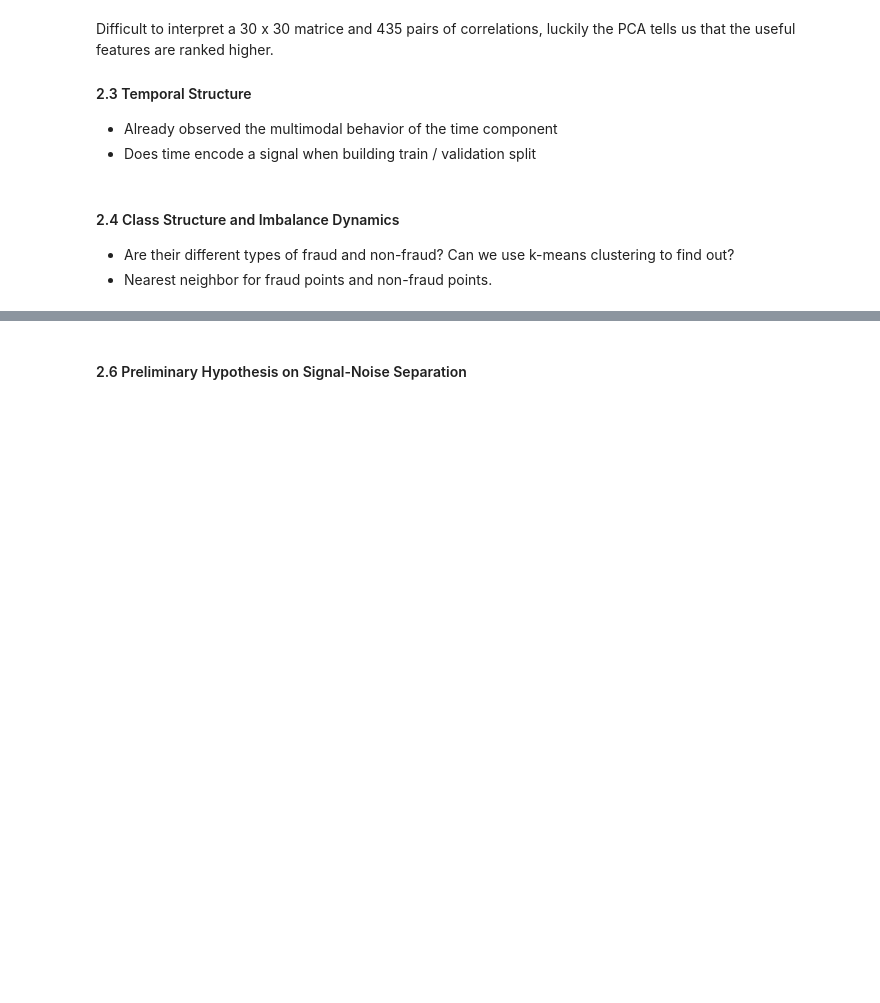
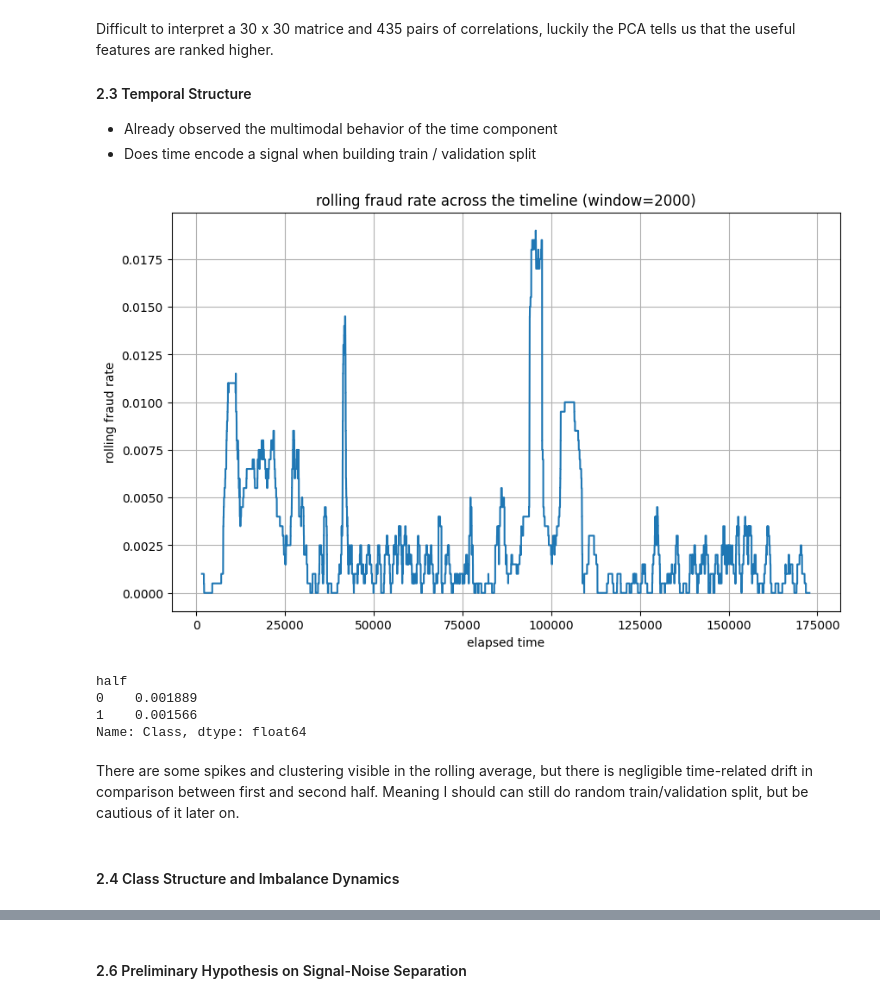
Before and after one commit to GJQu/cc-fraud-detection, a Jupyter notebook: notebooks/eda.ipynb, the cells around one changed output, grey strips where cells are left out. Saved outputs shown, nothing was run; the diff lists cells and outputs as text; code cells hidden in the pictures; blank space fills up the shorter version.

```diff
--- a/notebooks/eda.ipynb
+++ b/notebooks/eda.ipynb
@@ -120,7 +144,39 @@ Difficult to interpret a 30 x 30 matrice and 435 pairs of correlations, luckily
 #### 2.3 Temporal Structure
 - Already observed the multimodal behavior of the time component
 - Does time encode a signal when building train / validation split
+# %%
+import pandas as pd
+import matplotlib.pyplot as plt
+import seaborn as sns
+
+df_sorted = data.sort_values('Time')
+
+window = 2000
+df_sorted['rolling_fraud_rate'] = (
+    df_sorted['Class'].rolling(window=window).mean()
+)
+
+plt.figure(figsize=(10,6))
+plt.plot(df_sorted['Time'], df_sorted['rolling_fraud_rate'])
+plt.title(f"rolling fraud rate across the timeline (window={window})")
+plt.xlabel("elapsed time")
+plt.ylabel("rolling fraud rate")
+plt.grid(True)
+plt.show()
+# %% [output]
+[figure, added]
+# %%
+# compre first half and second half
+median_time = data['Time'].median()
+data['half'] = (data['Time'] > median_time).astype(int)
+fraud_rate_half = data.groupby('half')['Class'].mean()
+print(fraud_rate_half)
+# %% [output]
+half
+0    0.001889
+1    0.001566
+Name: Class, dtype: float64
+# %% [markdown]
+There are some spikes and clustering visible in the rolling average, but there is negligible time-related drift in comparison between first and second half. Meaning I should can still do random train/validation split, but be cautious of it later on.
 # %% [markdown]
 #### 2.4 Class Structure and Imbalance Dynamics
-- Are their different types of fraud and non-fraud? Can we use k-means clustering to find out?
-- Nearest neighbor for fraud points and non-fraud points.
```
Also changed, not shown: parts of 8 cells of this notebook, 1 other file.
